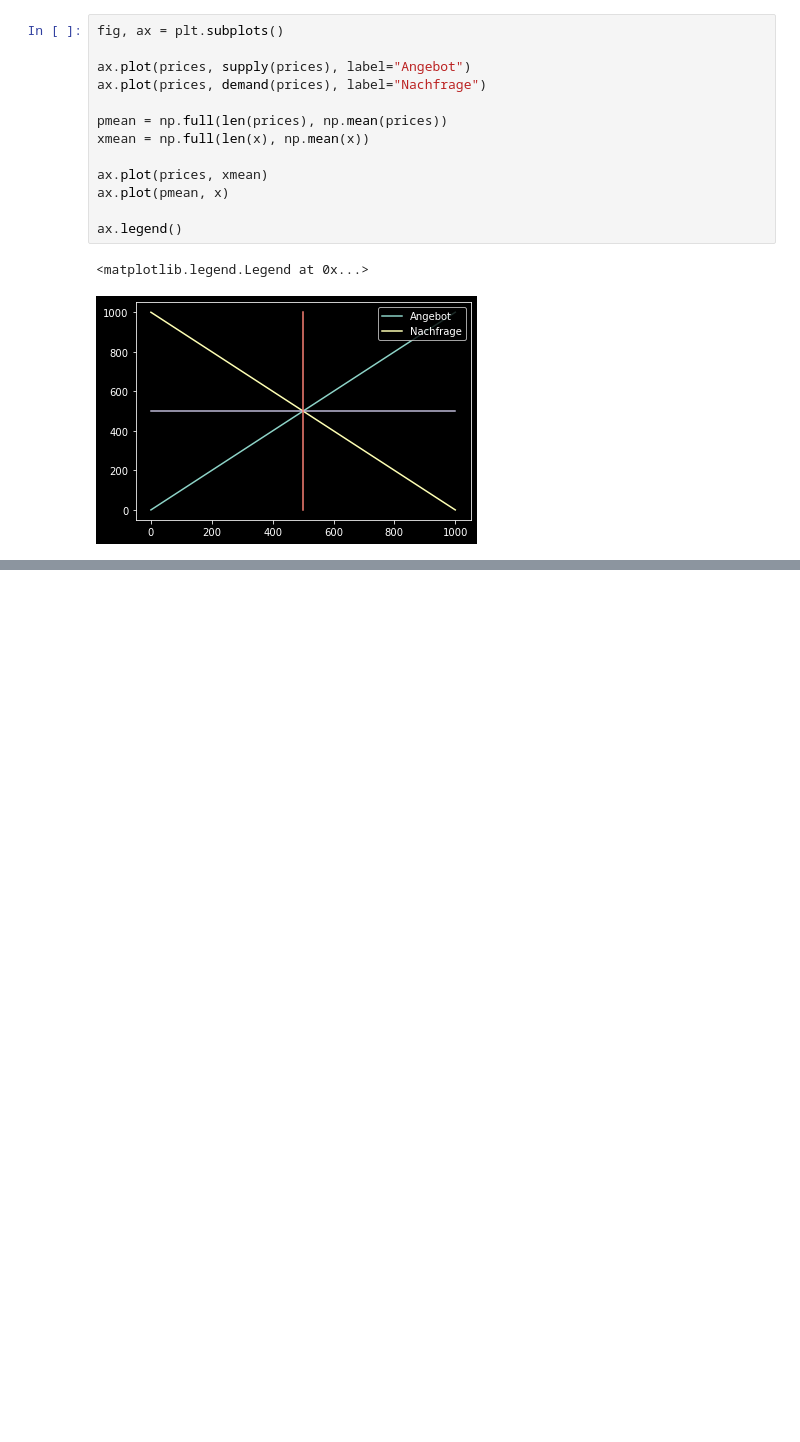
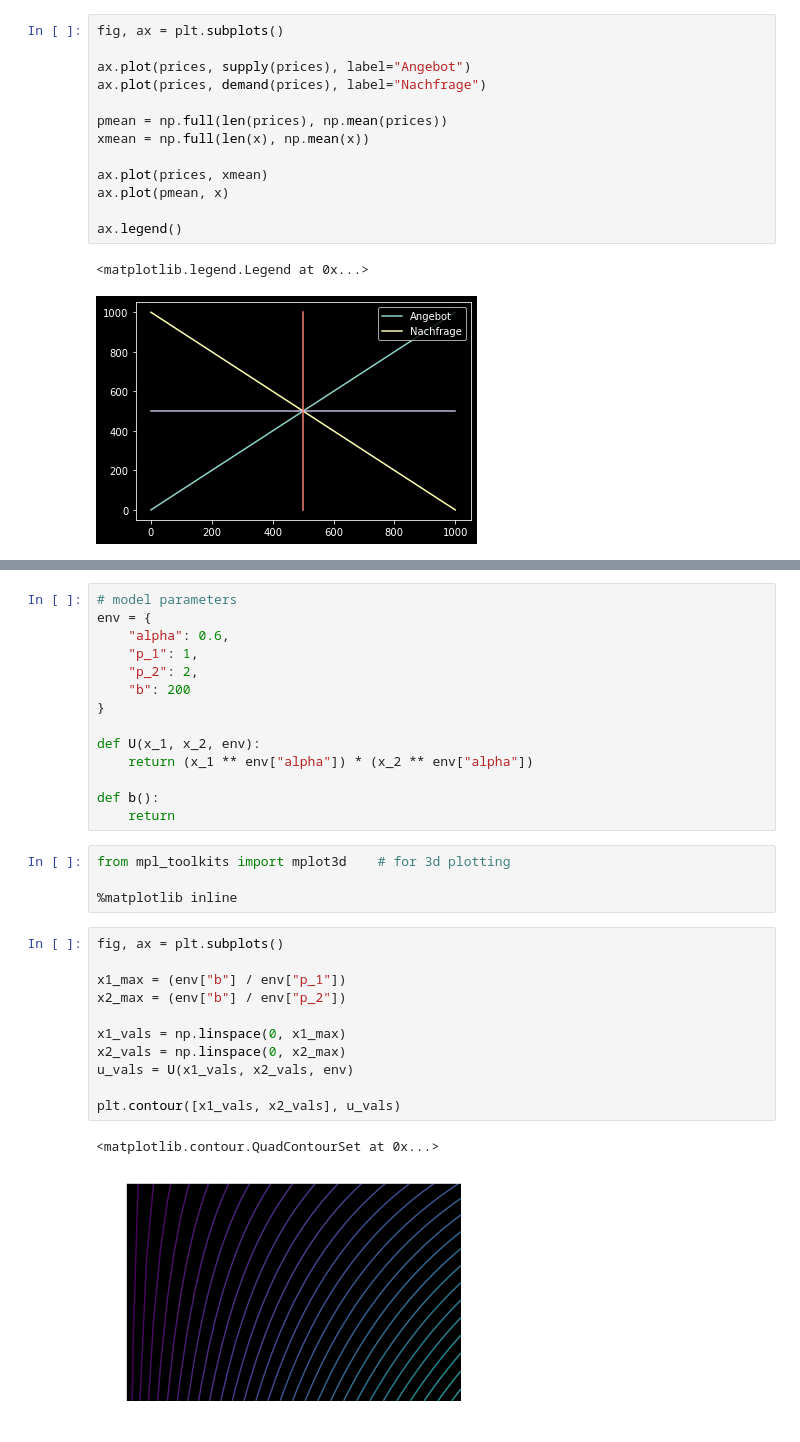
Before and after one commit to roman91DE/machine-learning, a Jupyter notebook: vwl_plotting.ipynb, the cells around one changed output, grey strips where cells are left out. Saved outputs shown, nothing was run; the diff lists cells and outputs as text; blank space fills up the shorter version.

```diff
--- a/vwl_plotting.ipynb
+++ b/vwl_plotting.ipynb
@@ -91,0 +109,32 @@ $$U(x_1, x_2)=x_1^{\alpha} * x_2^{(1-\alpha)}$$
+# %%
+# model parameters
+env = {
+    "alpha": 0.6,
+    "p_1": 1,
+    "p_2": 2,
+    "b": 200
+}
+
+def U(x_1, x_2, env):
+    return (x_1 ** env["alpha"]) * (x_2 ** env["alpha"])
+
+def b():
+    return
+# %%
+from mpl_toolkits import mplot3d    # for 3d plotting
+
+%matplotlib inline
+# %%
+fig, ax = plt.subplots()
+
+x1_max = (env["b"] / env["p_1"])
+x2_max = (env["b"] / env["p_2"])
+
+x1_vals = np.linspace(0, x1_max)
+x2_vals = np.linspace(0, x2_max)
+u_vals = U(x1_vals, x2_vals, env)
+
+plt.contour([x1_vals, x2_vals], u_vals)
+# %% [output]
+<matplotlib.contour.QuadContourSet at 0x...>
+[figure, added]
```
Also changed, not shown: parts of 6 cells of this notebook.
